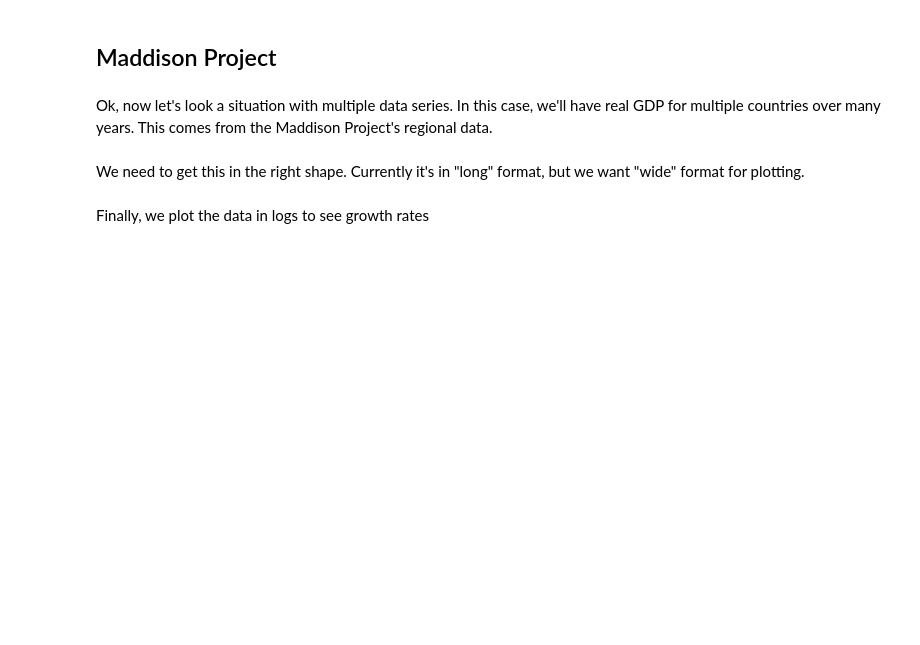
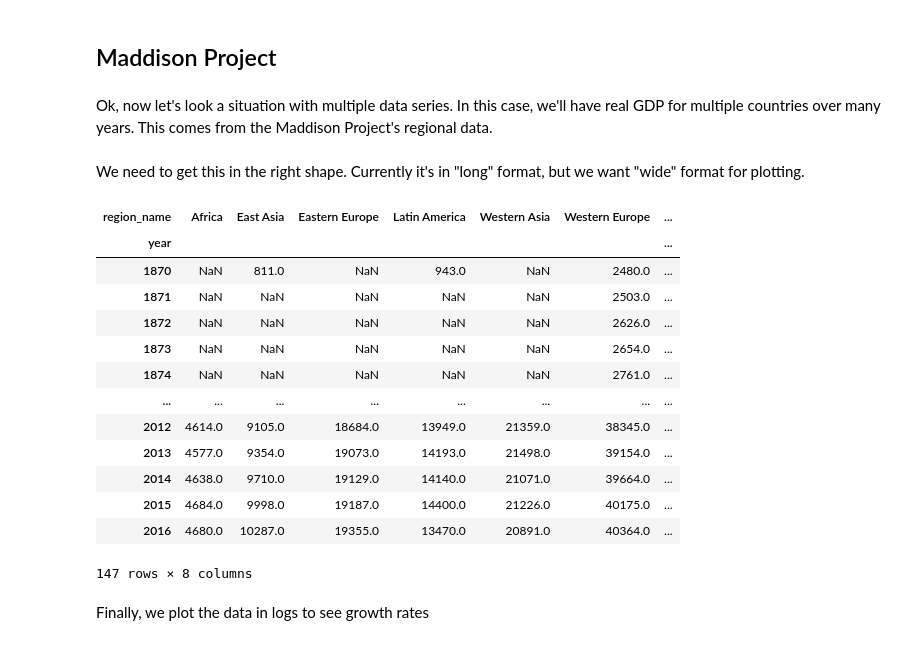
Before and after one commit to iamlemec/macro_data, a Jupyter notebook: 1_Introduction.ipynb, the cells around one changed output. Cells and saved outputs as stored; diff of their text form; code cells hidden in the pictures; blank space fills up the shorter version.

```diff
--- a/1_Introduction.ipynb
+++ b/1_Introduction.ipynb
@@ -65,7 +92,23 @@ mpd0 = pd.read_excel('data/mpd2018_region_data.xlsx', sheet_name='Long data')
 # %% [markdown]
 We need to get this in the right shape. Currently it's in "long" format, but we want "wide" format for plotting.
 # %%
-mpd = mpd0.pivot('year', 'region_name')['cgdppc']
+mpd = mpd0.pivot(index='year', columns='region_name')
+mpd['cgdppc']
+# %% [output]
+| region_name | Africa | East Asia | Eastern Europe | Latin America | Western Asia | Western Europe | ... |
+| year |  |  |  |  |  |  | ... |
+| 1870 | NaN | 811.0 | NaN | 943.0 | NaN | 2480.0 | ... |
+| 1871 | NaN | NaN | NaN | NaN | NaN | 2503.0 | ... |
+| 1872 | NaN | NaN | NaN | NaN | NaN | 2626.0 | ... |
+| 1873 | NaN | NaN | NaN | NaN | NaN | 2654.0 | ... |
+| 1874 | NaN | NaN | NaN | NaN | NaN | 2761.0 | ... |
+| ... | ... | ... | ... | ... | ... | ... | ... |
+| 2012 | 4614.0 | 9105.0 | 18684.0 | 13949.0 | 21359.0 | 38345.0 | ... |
+| 2013 | 4577.0 | 9354.0 | 19073.0 | 14193.0 | 21498.0 | 39154.0 | ... |
+| 2014 | 4638.0 | 9710.0 | 19129.0 | 14140.0 | 21071.0 | 39664.0 | ... |
+| 2015 | 4684.0 | 9998.0 | 19187.0 | 14400.0 | 21226.0 | 40175.0 | ... |
+| 2016 | 4680.0 | 10287.0 | 19355.0 | 13470.0 | 20891.0 | 40364.0 | ... |
+147 rows × 8 columns
 # %% [markdown]
 Finally, we plot the data in logs to see growth rates
 # %%
```
Also changed, not shown: parts of 14 cells of this notebook, 5 other files.
